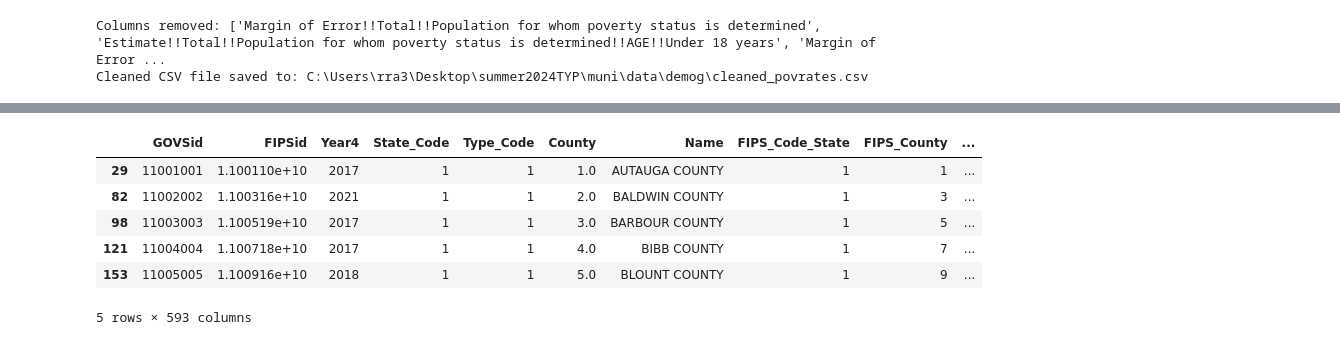
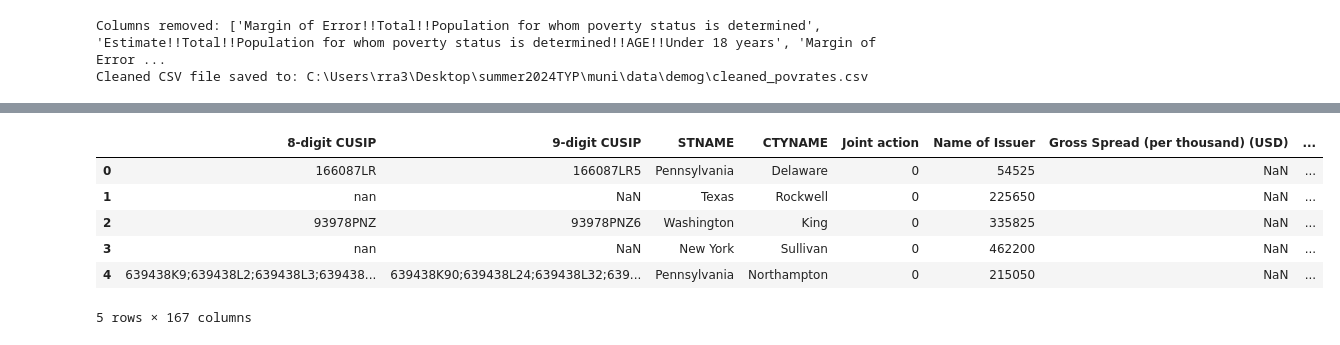
Before and after one commit to 2xra/summer2024TYP, a Jupyter notebook: muni/code/main.ipynb, the cells around one changed output, grey strips where cells are left out. Saved outputs shown, nothing was run; the diff lists cells and outputs as text; code cells hidden in the pictures.

```diff
--- a/muni/code/main.ipynb
+++ b/muni/code/main.ipynb
@@ -462,10 +616,45 @@ Taxdatamaxyear = taxdata.loc[taxdata.groupby('FIPS_Combined')['Year4'].idxmax()]
-# %%
-Taxdatamaxyear.head()
-# %% [output]
-|  | GOVSid | FIPSid | Year4 | State_Code | Type_Code | County | Name | FIPS_Code_State | FIPS_County | ... |
-| 29 | 11001001 | 1.100110e+10 | 2017 | 1 | 1 | 1.0 | AUTAUGA COUNTY | 1 | 1 | ... |
-| 82 | 11002002 | 1.100316e+10 | 2021 | 1 | 1 | 2.0 | BALDWIN COUNTY | 1 | 3 | ... |
-| 98 | 11003003 | 1.100519e+10 | 2017 | 1 | 1 | 3.0 | BARBOUR COUNTY | 1 | 5 | ... |
-| 121 | 11004004 | 1.100718e+10 | 2017 | 1 | 1 | 4.0 | BIBB COUNTY | 1 | 7 | ... |
-| 153 | 11005005 | 1.100916e+10 | 2018 | 1 | 1 | 5.0 | BLOUNT COUNTY | 1 | 9 | ... |
-5 rows × 593 columns
+# %%
+# Sample data for DataFrame A
+
+df_a = finalexport
+
+# Sample data for DataFrame B
+
+df_b = unempdf
+
+# Convert dates in DataFrame A to datetime
+df_a['date'] = pd.to_datetime(df_a['Sale Date'])
+
+# Extract year and month from DataFrame A dates
+df_a['year_month'] = df_a['date'].dt.to_period('M')
+
+# Reshape DataFrame B
+df_b_long = pd.melt(df_b, id_vars=['CTYNAME', 'STNAME'], var_name='date', value_name='unemployment')
+
+# Extract the date part and convert to datetime
+df_b_long['date'] = df_b_long['date'].str.replace('unemployment ', '')
+
+df_b_long = df_b_long[~df_b_long['date'].str.contains('county', case=False, na=False)]
+df_b_long['date'] = pd.to_datetime(df_b_long['date'], format=r'%m/%d/%y')
+
+# Extract year and month for merging
+df_b_long['year_month'] = df_b_long['date'].dt.to_period('M')
+
+# Drop the original date column
+df_b_long = df_b_long.drop(columns=['date'])
+
+# Merge the dataframes
+mergedunemp_df = pd.merge(df_a, df_b_long, on=['CTYNAME', 'STNAME', 'year_month'], how='left')
+
+# Drop the year_month column as it is no longer needed
+mergedunemp_df = mergedunemp_df.drop(columns=['year_month'])
+
+mergedunemp_df.head()
+# %% [output]
+|  | 8-digit CUSIP | 9-digit CUSIP | STNAME | CTYNAME | Joint action | Name of Issuer | Gross Spread (per thousand) (USD) | ... |
+| 0 | 166087LR | 166087LR5 | Pennsylvania | Delaware | 0 | 54525 | NaN | ... |
+| 1 | nan | NaN | Texas | Rockwell | 0 | 225650 | NaN | ... |
+| 2 | 93978PNZ | 93978PNZ6 | Washington | King | 0 | 335825 | NaN | ... |
+| 3 | nan | NaN | New York | Sullivan | 0 | 462200 | NaN | ... |
+| 4 | 639438K9;639438L2;639438L3;639438... | 639438K90;639438L24;639438L32;639... | Pennsylvania | Northampton | 0 | 215050 | NaN | ... |
+5 rows × 167 columns
```
Also changed, not shown: parts of 21 cells of this notebook, 9 other files.
